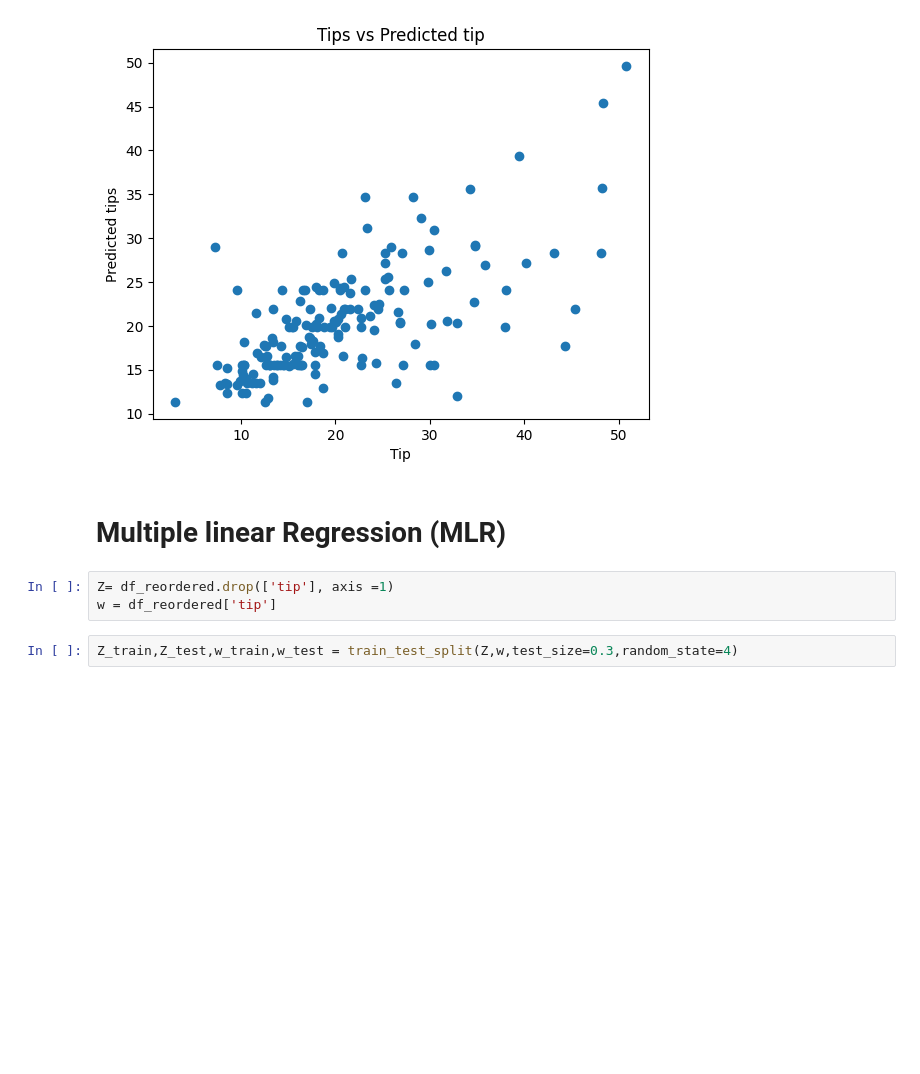
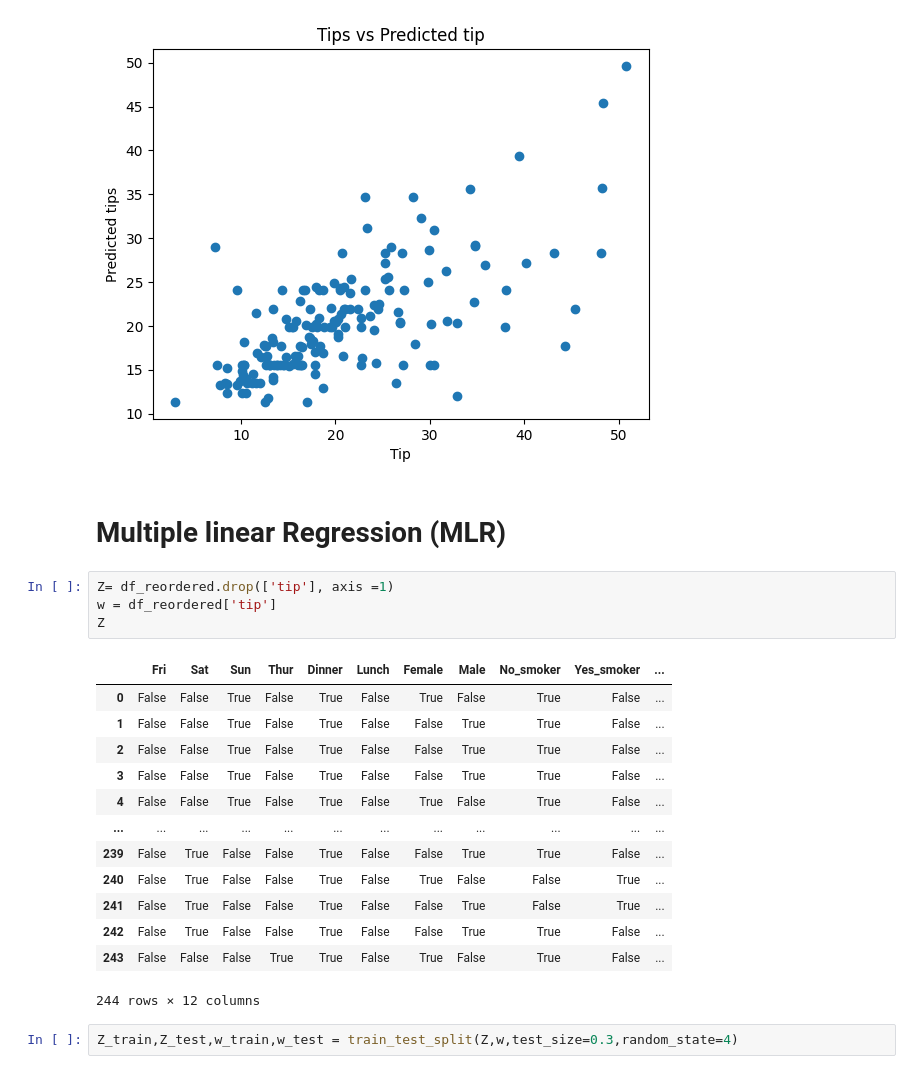
Before and after one commit to mohammadreza1408/machine_learning_with_python, a Jupyter notebook: tips-polynomial.ipynb, the cells around one changed output. Cells and saved outputs as stored; diff of their text form; blank space fills up the shorter version.

```diff
--- a/tips-polynomial.ipynb
+++ b/tips-polynomial.ipynb
@@ -193,6 +208,21 @@ Text(0.5, 1.0, 'Tips vs Predicted tip')
 # %%
 Z= df_reordered.drop(['tip'], axis =1)
 w = df_reordered['tip']
+Z
+# %% [output]
+|  | Fri | Sat | Sun | Thur | Dinner | Lunch | Female | Male | No_smoker | Yes_smoker | ... |
+| 0 | False | False | True | False | True | False | True | False | True | False | ... |
+| 1 | False | False | True | False | True | False | False | True | True | False | ... |
+| 2 | False | False | True | False | True | False | False | True | True | False | ... |
+| 3 | False | False | True | False | True | False | False | True | True | False | ... |
+| 4 | False | False | True | False | True | False | True | False | True | False | ... |
+| ... | ... | ... | ... | ... | ... | ... | ... | ... | ... | ... | ... |
+| 239 | False | True | False | False | True | False | False | True | True | False | ... |
+| 240 | False | True | False | False | True | False | True | False | False | True | ... |
+| 241 | False | True | False | False | True | False | False | True | False | True | ... |
+| 242 | False | True | False | False | True | False | False | True | True | False | ... |
+| 243 | False | False | False | True | True | False | True | False | True | False | ... |
+244 rows × 12 columns
 # %%
 Z_train,Z_test,w_train,w_test = train_test_split(Z,w,test_size=0.3,random_state=4)
 # %%
```
Also changed, not shown: parts of 1 cell of this notebook.
